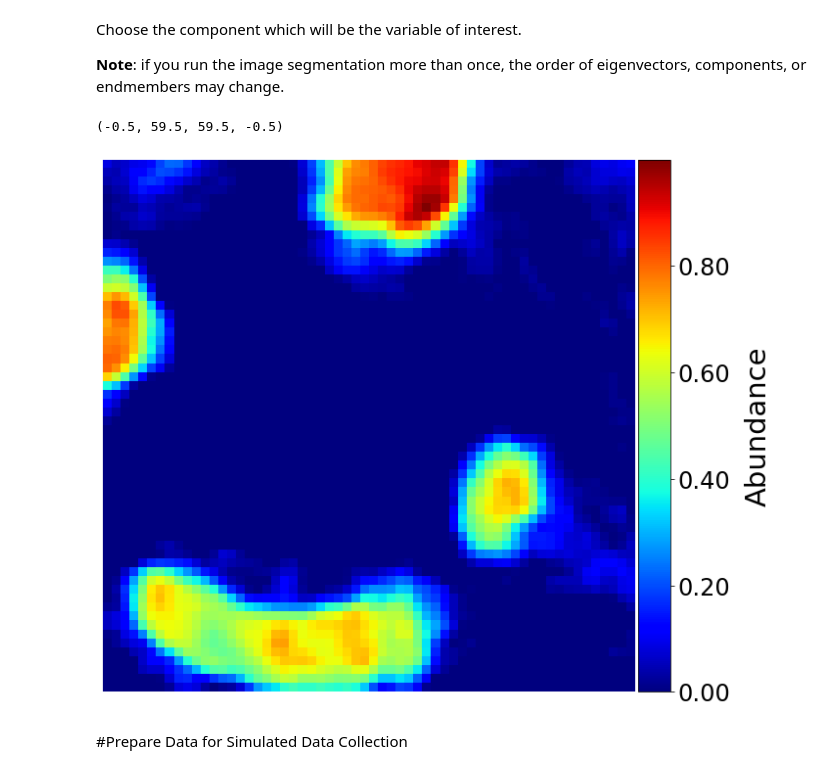
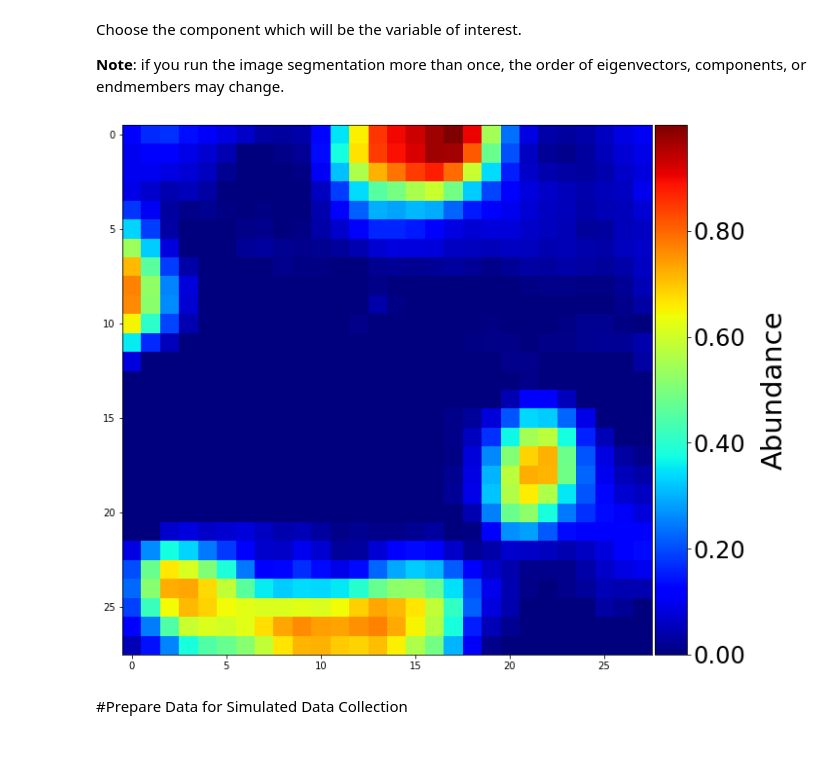
Before and after one commit to nccreang/AE_Workflows, a Jupyter notebook: AE_STEM_Workflow1.ipynb, the cells around one changed output. Cells and saved outputs as stored; diff of their text form; code cells hidden in the pictures.

```diff
--- a/AE_STEM_Workflow1.ipynb
+++ b/AE_STEM_Workflow1.ipynb
@@ -639,8 +639,8 @@ plt.axis('off')
 # %% [markdown]
 Perform image segmantation via sliding window FFT.  First let's set the window parameters.
 # %%
-window_size = 64 # #x=y sizes for sliding window
-window_step = 16 # #x=y sizes of each step
+window_size = 128 # #x=y sizes for sliding window
+window_step = 32 # #x=y sizes of each step
 hamming_filter = 1 #1 for use of hamming window
 FFT_zoom_factor = 2 #Zoom factor for FFT
 interpol_factor = 2 #Factor for interpolation
@@ -689,25 +689,24 @@ Choose the component which will be the variable of interest.
 
 **Note**: if you run the image segmentation more than once, the order of eigenvectors, components, or endmembers may change.
 # %%
-index = 2
+index = 0
 
 aimg=amap[:,:, index].T
 
 fig,ax= plt.subplots(figsize=(12,10))
 im = ax.imshow(aimg, cmap = 'jet', interpolation = 'none')
 divider = make_axes_locatable(ax)
 # Append axes to the right of ax3, with 10% width of ax
 cax = divider.append_axes("right", size="6%", pad=0.05)
 
 cbar=plt.colorbar(im, cax = cax, format="%.2f")
 cbar.ax.get_yaxis().labelpad = 15
 cbar.ax.set_ylabel('Abundance',fontsize=29)
 cbar.ax.tick_params(labelsize=24)
 
-ax.axis('off')
+# ax.axis('off')
 # %% [output]
-(-0.5, 59.5, 59.5, -0.5)
-[figure, old version]
+[figure, new version]
 # %% [markdown]
 #Prepare Data for Simulated Data Collection
 # %% [markdown]
```
Also changed, not shown: parts of 10 cells of this notebook, 2 other files.
